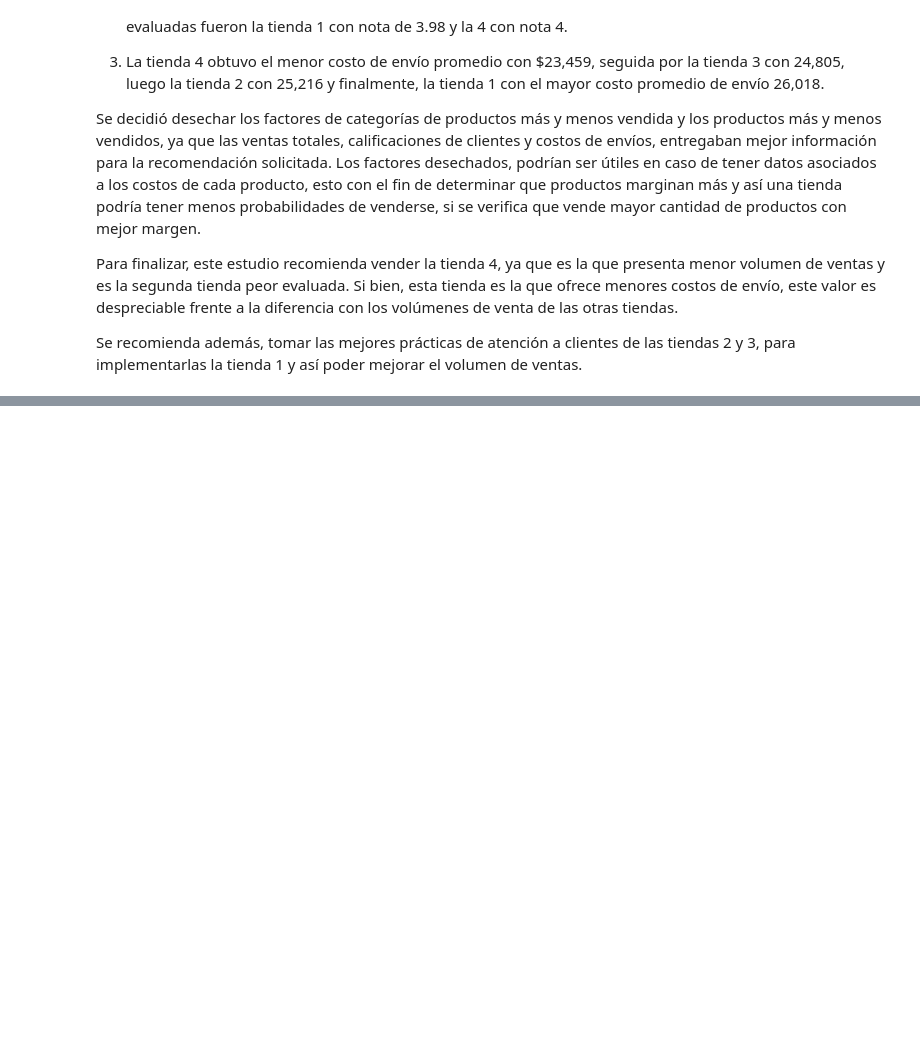
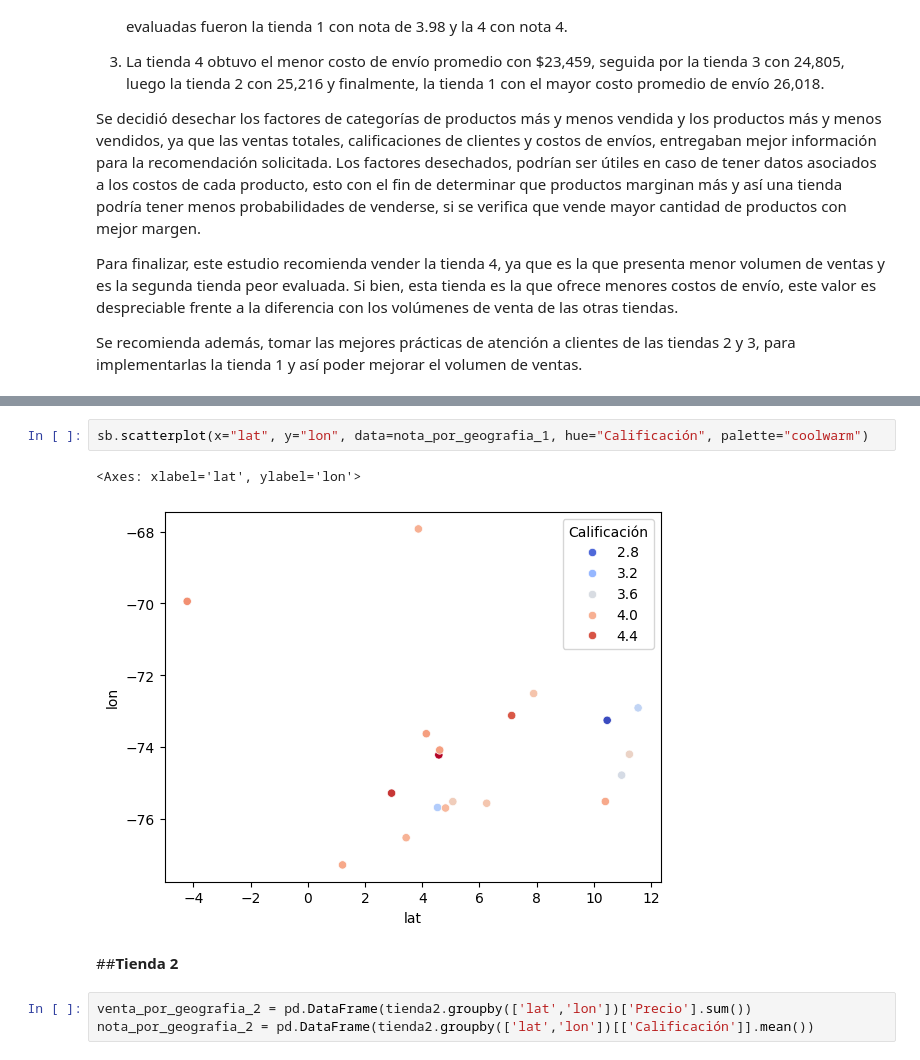
Before and after one commit to Fvargasv/Desafio-Alura-Store, a Jupyter notebook: AluraStoreLatam.ipynb, the cells around one changed output, grey strips where cells are left out. Drawn from its saved outputs; the diff is of its cells as text; blank space fills up the shorter version.

```diff
--- a/AluraStoreLatam.ipynb
+++ b/AluraStoreLatam.ipynb
@@ -658,0 +728,10 @@ Se recomienda además, tomar las mejores prácticas de atención a clientes de l
+# %%
+sb.scatterplot(x="lat", y="lon", data=nota_por_geografia_1, hue="Calificación", palette="coolwarm")
+# %% [output]
+<Axes: xlabel='lat', ylabel='lon'>
+[figure, added]
+# %% [markdown]
+##**Tienda 2**
+# %%
+venta_por_geografia_2 = pd.DataFrame(tienda2.groupby(['lat','lon'])['Precio'].sum())
+nota_por_geografia_2 = pd.DataFrame(tienda2.groupby(['lat','lon'])[['Calificación']].mean())
```
Also changed, not shown: parts of 23 cells of this notebook.
